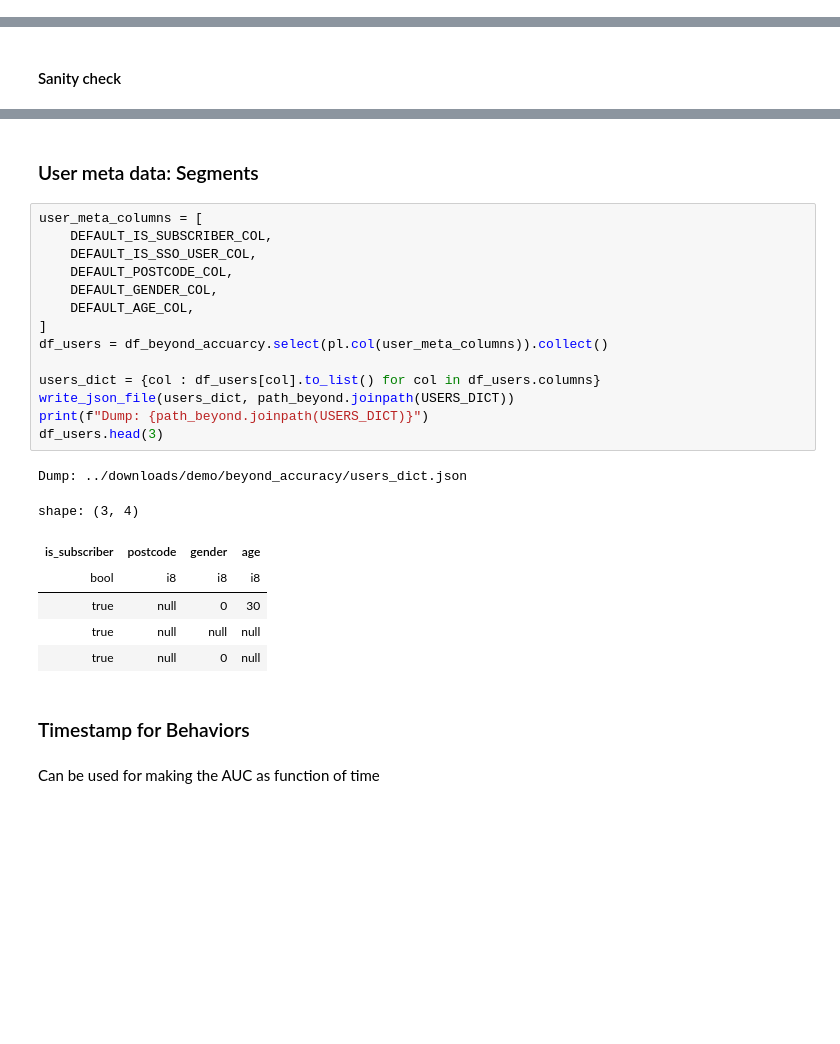
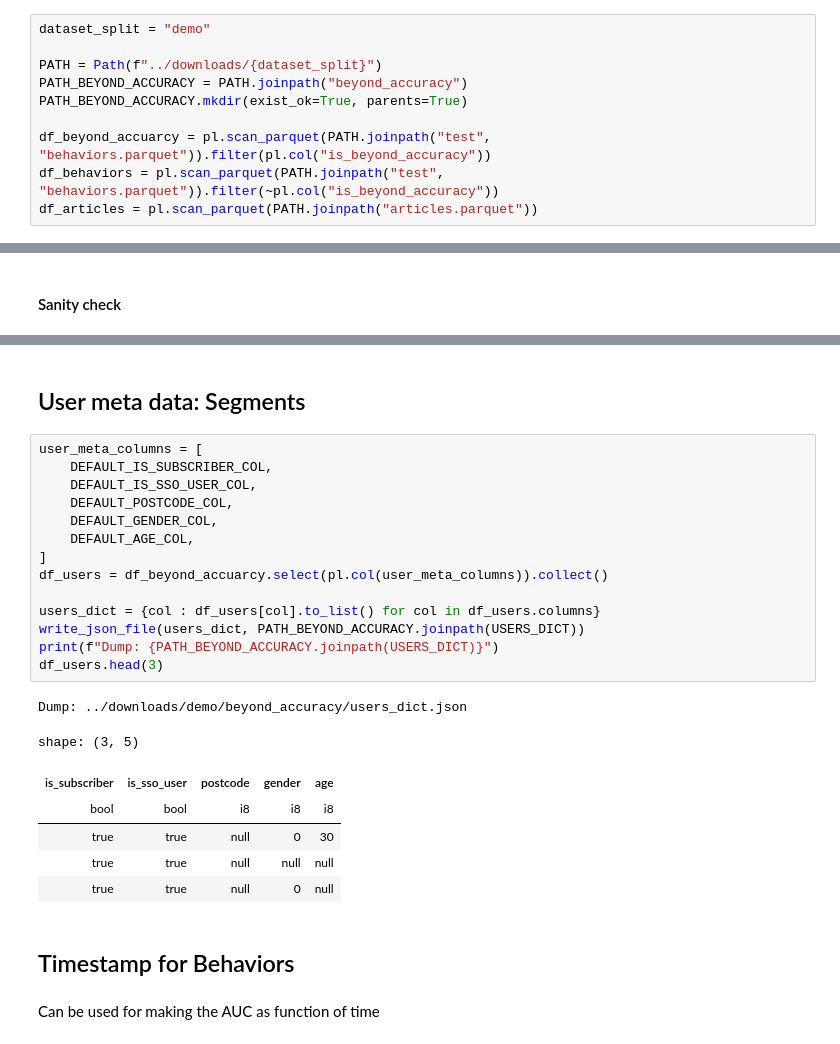
Before and after one commit to ebanalyse/ebnerd-benchmark, a Jupyter notebook: examples/03_beyond_accuracy/make_beyond_accuracy.ipynb, the cells around one changed output, grey strips where cells are left out. Drawn from its saved outputs; the diff is of its cells as text; blank space fills up the shorter version.

```diff
--- a/examples/03_beyond_accuracy/make_beyond_accuracy.ipynb
+++ b/examples/03_beyond_accuracy/make_beyond_accuracy.ipynb
@@ -48 +54,11 @@ USERS_DICT = "users_dict.json"
+# %%
+dataset_split = "demo"
+
+PATH = Path(f"../downloads/{dataset_split}")
+PATH_BEYOND_ACCURACY = PATH.joinpath("beyond_accuracy")
+PATH_BEYOND_ACCURACY.mkdir(exist_ok=True, parents=True)
+
+df_beyond_accuarcy = pl.scan_parquet(PATH.joinpath("test", "behaviors.parquet")).filter(pl.col("is_beyond_accuracy"))
+df_behaviors = pl.scan_parquet(PATH.joinpath("test", "behaviors.parquet")).filter(~pl.col("is_beyond_accuracy"))
+df_articles = pl.scan_parquet(PATH.joinpath("articles.parquet"))
 # %% [markdown]
@@ -86,30 +102,30 @@ print("santity check - passed")
 # %% [output]
 santity check - passed
 # %% [markdown]
-### User meta data: Segments
+## User meta data: Segments
 # %%
 user_meta_columns = [
     DEFAULT_IS_SUBSCRIBER_COL,
     DEFAULT_IS_SSO_USER_COL,
     DEFAULT_POSTCODE_COL,
     DEFAULT_GENDER_COL,
     DEFAULT_AGE_COL,
 ]
 df_users = df_beyond_accuarcy.select(pl.col(user_meta_columns)).collect()
 
 users_dict = {col : df_users[col].to_list() for col in df_users.columns}
-write_json_file(users_dict, path_beyond.joinpath(USERS_DICT))
-print(f"Dump: {path_beyond.joinpath(USERS_DICT)}")
+write_json_file(users_dict, PATH_BEYOND_ACCURACY.joinpath(USERS_DICT))
+print(f"Dump: {PATH_BEYOND_ACCURACY.joinpath(USERS_DICT)}")
 df_users.head(3)
 # %% [output]
 Dump: ../downloads/demo/beyond_accuracy/users_dict.json
-shape: (3, 4)
+shape: (3, 5)
-| is_subscriber | postcode | gender | age |
-| bool | i8 | i8 | i8 |
-| true | null | 0 | 30 |
-| true | null | null | null |
-| true | null | 0 | null |
+| is_subscriber | is_sso_user | postcode | gender | age |
+| bool | bool | i8 | i8 | i8 |
+| true | true | null | 0 | 30 |
+| true | true | null | null | null |
+| true | true | null | 0 | null |
 # %% [markdown]
-### Timestamp for Behaviors
+## Timestamp for Behaviors
 # %% [markdown]
 Can be used for making the AUC as function of time
```
Also changed, not shown: parts of 68 cells of this notebook, 3 other files.
